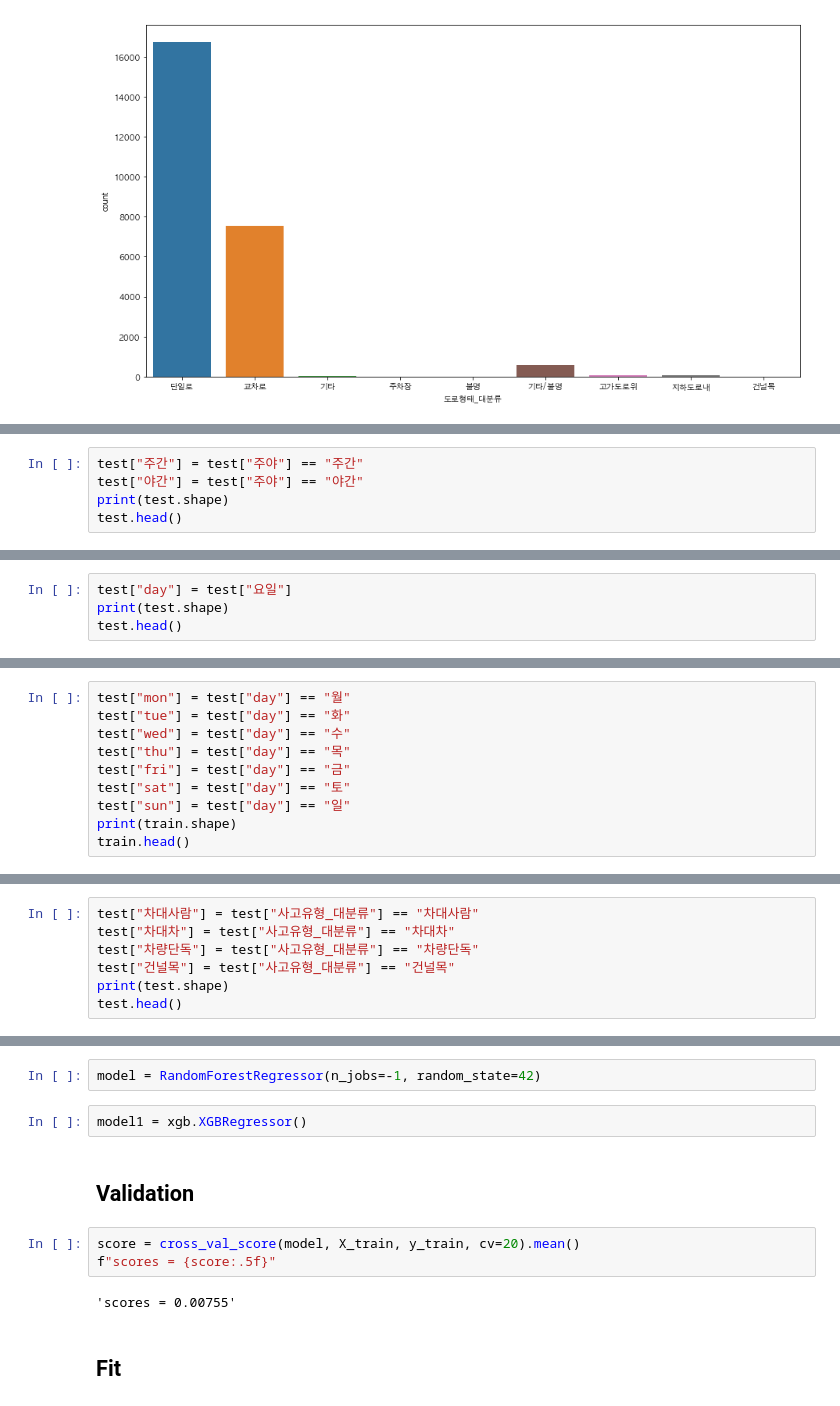
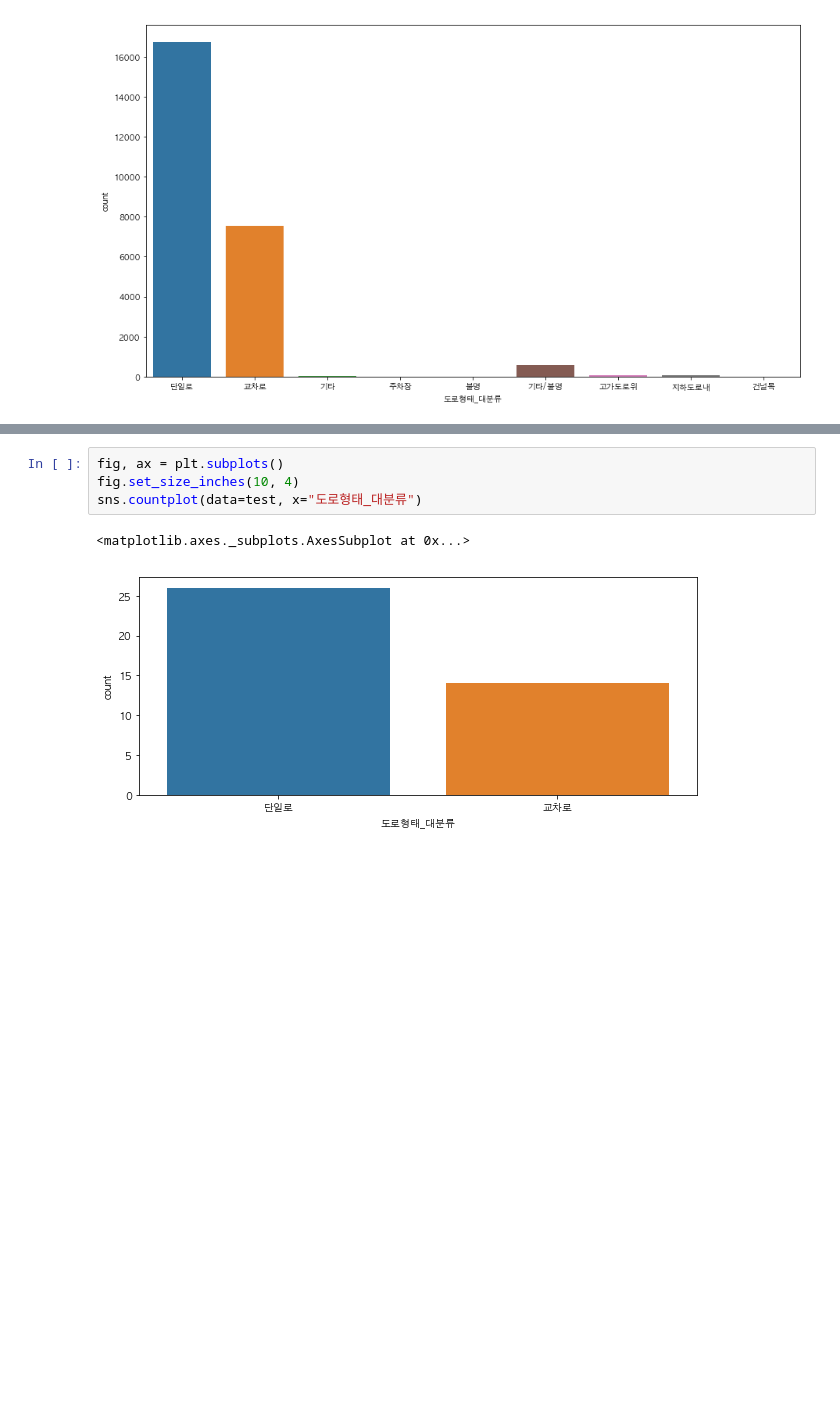
Before and after one commit to willthd/Data-Science, a Jupyter notebook: dataChallenge/dataChellenge.ipynb, the cells around one changed output, grey strips where cells are left out. Cells and saved outputs as stored; diff of their text form; blank space fills up the shorter version.

```diff
--- a/dataChallenge/dataChellenge.ipynb
+++ b/dataChallenge/dataChellenge.ipynb
@@ -277,5 +117,0 @@ train.head()
-# %%
-test["주간"] = test["주야"] == "주간"
-test["야간"] = test["주야"] == "야간"
-print(test.shape)
-test.head()
@@ -305,4 +117,0 @@ train.head()
-# %%
-test["day"] = test["요일"]
-print(test.shape)
-test.head()
@@ -336,10 +117,0 @@ train.head()
-# %%
-test["mon"] = test["day"] == "월"
-test["tue"] = test["day"] == "화"
-test["wed"] = test["day"] == "수"
-test["thu"] = test["day"] == "목"
-test["fri"] = test["day"] == "금"
-test["sat"] = test["day"] == "토"
-test["sun"] = test["day"] == "일"
-print(train.shape)
-train.head()
@@ -373,7 +117,0 @@ train.head()
-# %%
-test["차대사람"] = test["사고유형_대분류"] == "차대사람"
-test["차대차"] = test["사고유형_대분류"] == "차대차"
-test["차량단독"] = test["사고유형_대분류"] == "차량단독"
-test["건널목"] = test["사고유형_대분류"] == "건널목"
-print(test.shape)
-test.head()
@@ -448,13 +118,7 @@ Name: 사망자수, dtype: int64
-# %%
-model = RandomForestRegressor(n_jobs=-1, random_state=42)
-# %%
-model1 = xgb.XGBRegressor()
-# %% [markdown]
-## Validation
-# %%
-score = cross_val_score(model, X_train, y_train, cv=20).mean()
-f"scores = {score:.5f}"
-# %% [output]
-'scores = 0.00755'
-# %% [markdown]
-## Fit
+# %%
+fig, ax = plt.subplots()
+fig.set_size_inches(10, 4)
+sns.countplot(data=test, x="도로형태_대분류")
+# %% [output]
+<matplotlib.axes._subplots.AxesSubplot at 0x...>
+[figure, added]
```
Also changed, not shown: parts of 171 cells of this notebook.
